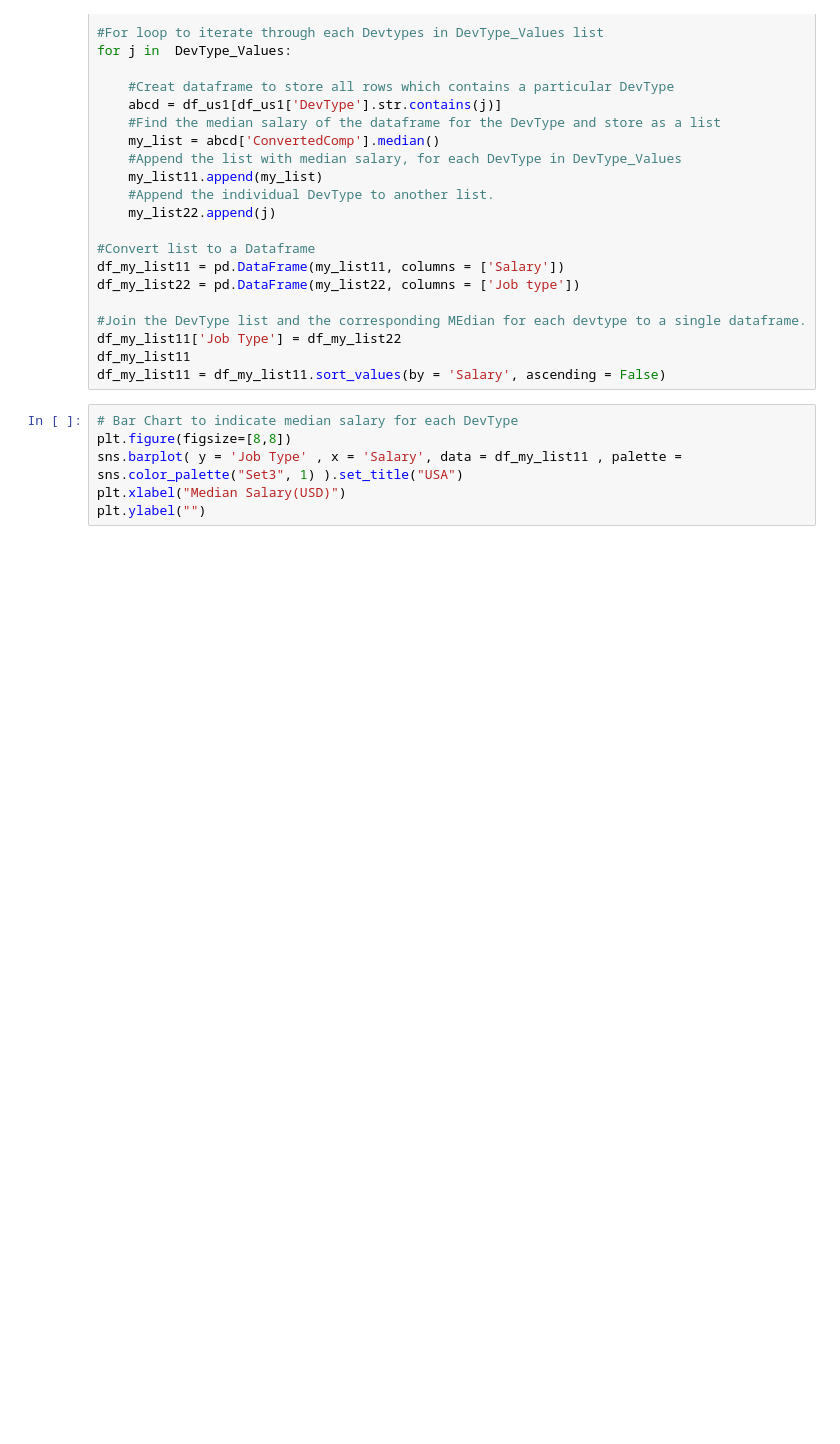
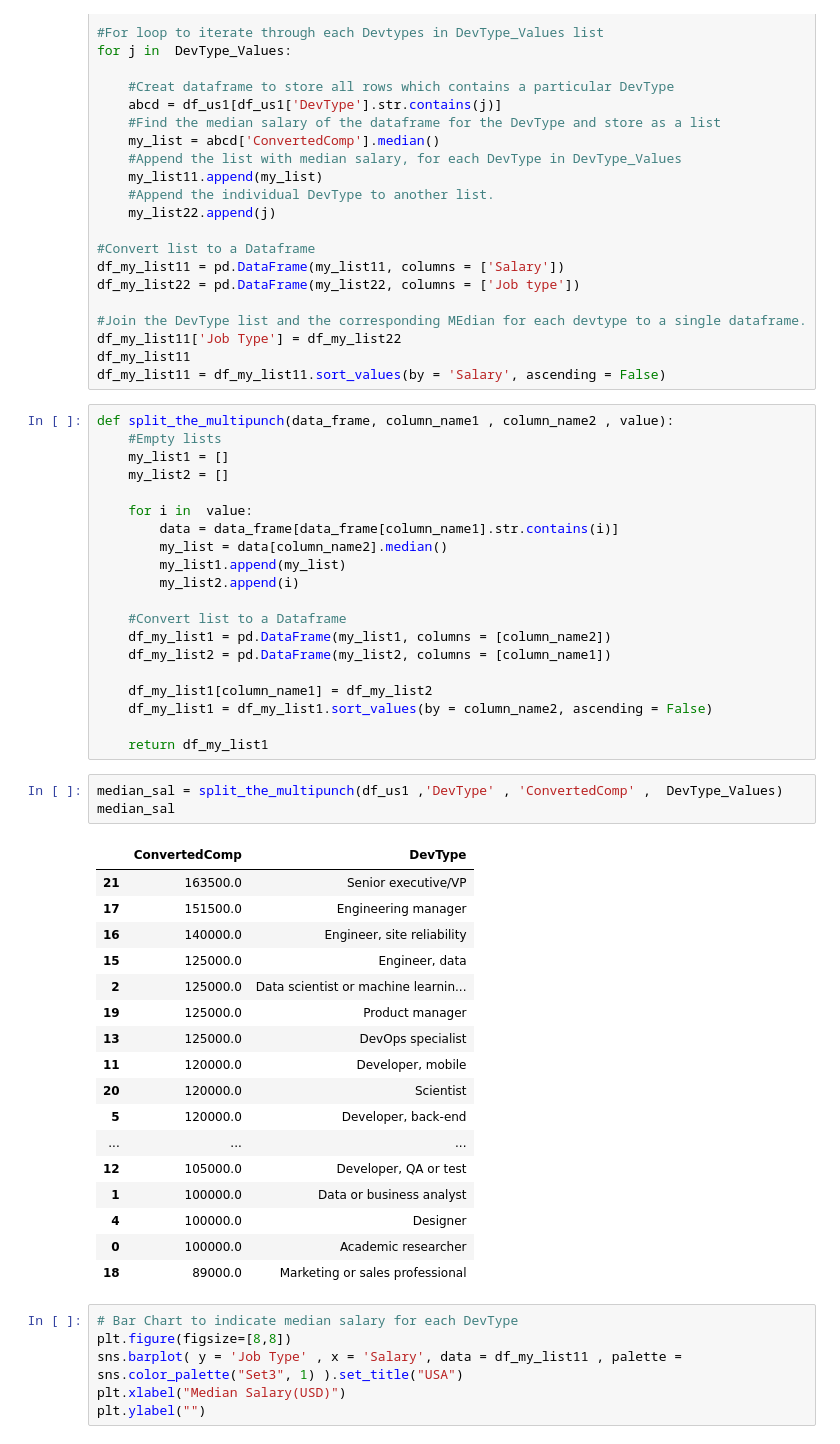
Before and after one commit to Arjunar92/StackOverflow_dev_survey, a Jupyter notebook: StackOverflow_2020_USvsIndia_Final.ipynb, the cells around one changed output. Cells and saved outputs as stored; diff of their text form; blank space fills up the shorter version.

Commit message:
Add files via upload
Function to calculate median per each multi select variable added

```diff
--- a/StackOverflow_2020_USvsIndia_Final.ipynb
+++ b/StackOverflow_2020_USvsIndia_Final.ipynb
@@ -606,6 +605,47 @@ df_my_list22 = pd.DataFrame(my_list22, columns = ['Job type'])
 df_my_list11['Job Type'] = df_my_list22
 df_my_list11
 df_my_list11 = df_my_list11.sort_values(by = 'Salary', ascending = False)
+# %%
+def split_the_multipunch(data_frame, column_name1 , column_name2 , value):
+    #Empty lists
+    my_list1 = []
+    my_list2 = []
+
+    for i in  value:
+        data = data_frame[data_frame[column_name1].str.contains(i)]
+        my_list = data[column_name2].median()
+        my_list1.append(my_list)
+        my_list2.append(i)
+
+    #Convert list to a Dataframe
+    df_my_list1 = pd.DataFrame(my_list1, columns = [column_name2])
+    df_my_list2 = pd.DataFrame(my_list2, columns = [column_name1])
+
+    df_my_list1[column_name1] = df_my_list2
+    df_my_list1 = df_my_list1.sort_values(by = column_name2, ascending = False)
+
+    return df_my_list1
+# %%
+median_sal = split_the_multipunch(df_us1 ,'DevType' , 'ConvertedComp' ,  DevType_Values)
+median_sal
+# %% [output]
+|  | ConvertedComp | DevType |
+| 21 | 163500.0 | Senior executive/VP |
+| 17 | 151500.0 | Engineering manager |
+| 16 | 140000.0 | Engineer, site reliability |
+| 15 | 125000.0 | Engineer, data |
+| 2 | 125000.0 | Data scientist or machine learnin... |
+| 19 | 125000.0 | Product manager |
+| 13 | 125000.0 | DevOps specialist |
+| 11 | 120000.0 | Developer, mobile |
+| 20 | 120000.0 | Scientist |
+| 5 | 120000.0 | Developer, back-end |
+| ... | ... | ... |
+| 12 | 105000.0 | Developer, QA or test |
+| 1 | 100000.0 | Data or business analyst |
+| 4 | 100000.0 | Designer |
+| 0 | 100000.0 | Academic researcher |
+| 18 | 89000.0 | Marketing or sales professional |
 # %%
 # Bar Chart to indicate median salary for each DevType
 plt.figure(figsize=[8,8])
```
Also changed, not shown: parts of 2 cells of this notebook.
